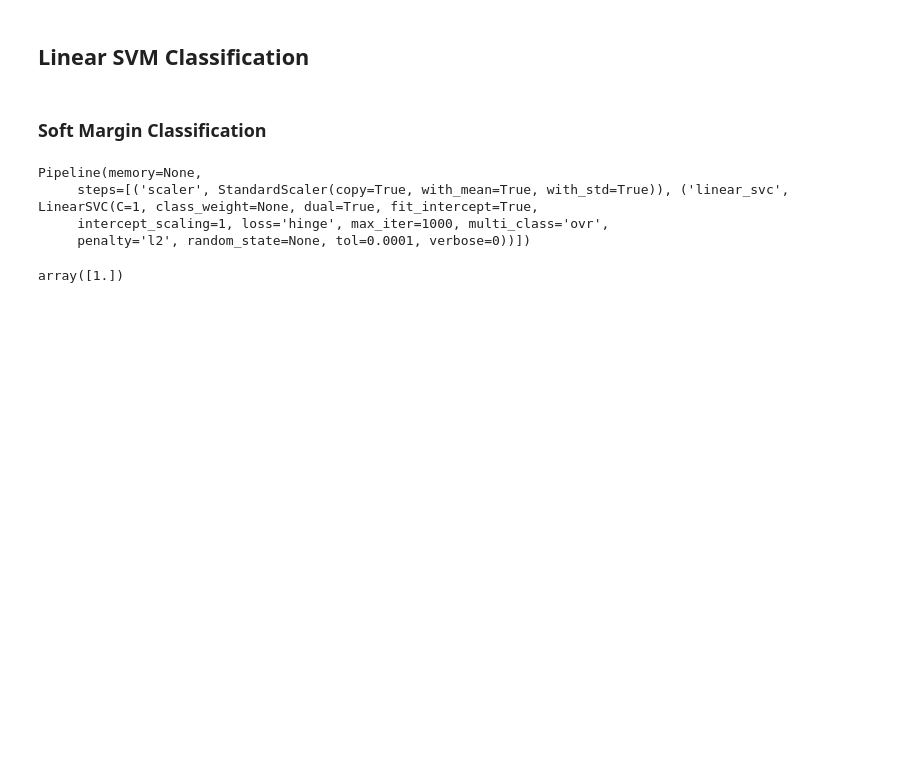
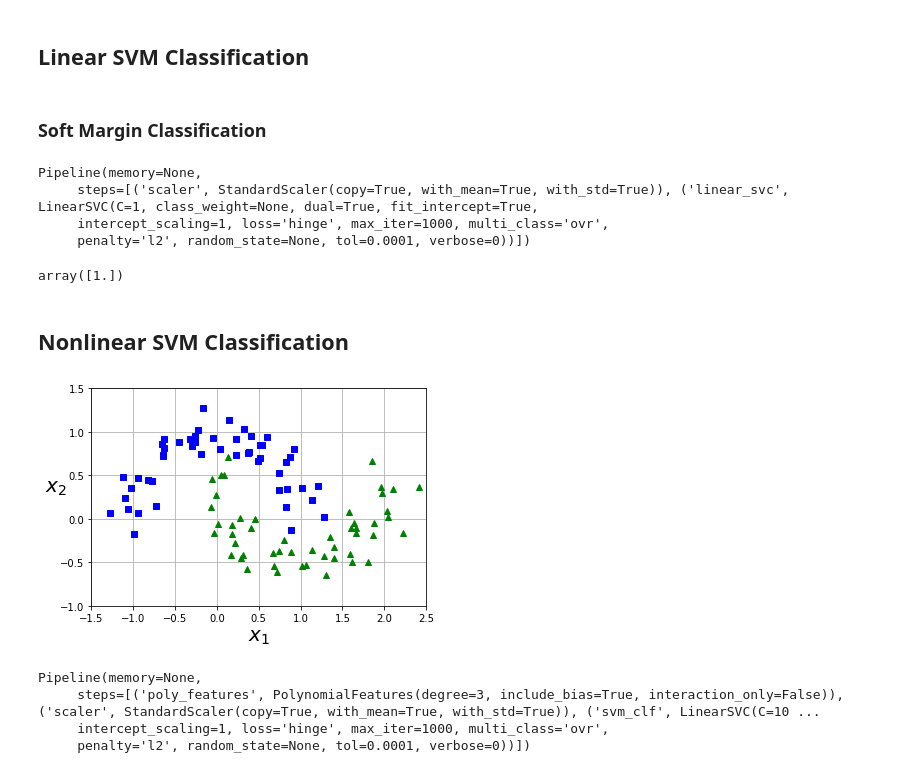
Before and after one commit to rodferro/hands-on-ml, a Jupyter notebook: 05_support_vector_machines.ipynb, the cells around one changed output. Saved outputs shown, nothing was run; the diff lists cells and outputs as text; code cells hidden in the pictures; blank space fills up the shorter version.

Commit message:
Add 'Nonlinear SVM Classification'

```diff
--- a/05_support_vector_machines.ipynb
+++ b/05_support_vector_machines.ipynb
@@ -42,3 +42,37 @@ Pipeline(memory=None,
 svm_clf.predict([[5.5, 1.7]])
 # %% [output]
 array([1.])
+# %% [markdown]
+## Nonlinear SVM Classification
+# %%
+from sklearn.datasets import make_moons
+X, y = make_moons(n_samples=100, noise=0.15, random_state=42)
+
+def plot_dataset(X, y, axes):
+    plt.plot(X[:, 0][y==0], X[:, 1][y==0], "bs")
+    plt.plot(X[:, 0][y==1], X[:, 1][y==1], "g^")
+    plt.axis(axes)
+    plt.grid(True, which='both')
+    plt.xlabel(r"$x_1$", fontsize=20)
+    plt.ylabel(r"$x_2$", fontsize=20, rotation=0)
+
+plot_dataset(X, y, [-1.5, 2.5, -1, 1.5])
+plt.show()
+# %% [output]
+[figure, added]
+# %%
+from sklearn.datasets import make_moons
+from sklearn.pipeline import Pipeline
+from sklearn.preprocessing import PolynomialFeatures
+
+polynomial_svm_clf = Pipeline([
+    ("poly_features", PolynomialFeatures(degree=3)),
+    ("scaler", StandardScaler()),
+    ("svm_clf", LinearSVC(C=10, loss="hinge"))
+])
+polynomial_svm_clf.fit(X, y)
+# %% [output]
+Pipeline(memory=None,
+     steps=[('poly_features', PolynomialFeatures(degree=3, include_bias=True, interaction_only=False)), ('scaler', StandardScaler(copy=True, with_mean=True, with_std=True)), ('svm_clf', LinearSVC(C=10 ...
+     intercept_scaling=1, loss='hinge', max_iter=1000, multi_class='ovr',
+     penalty='l2', random_state=None, tol=0.0001, verbose=0))])
```
Also changed, not shown: parts of 8 cells of this notebook.
